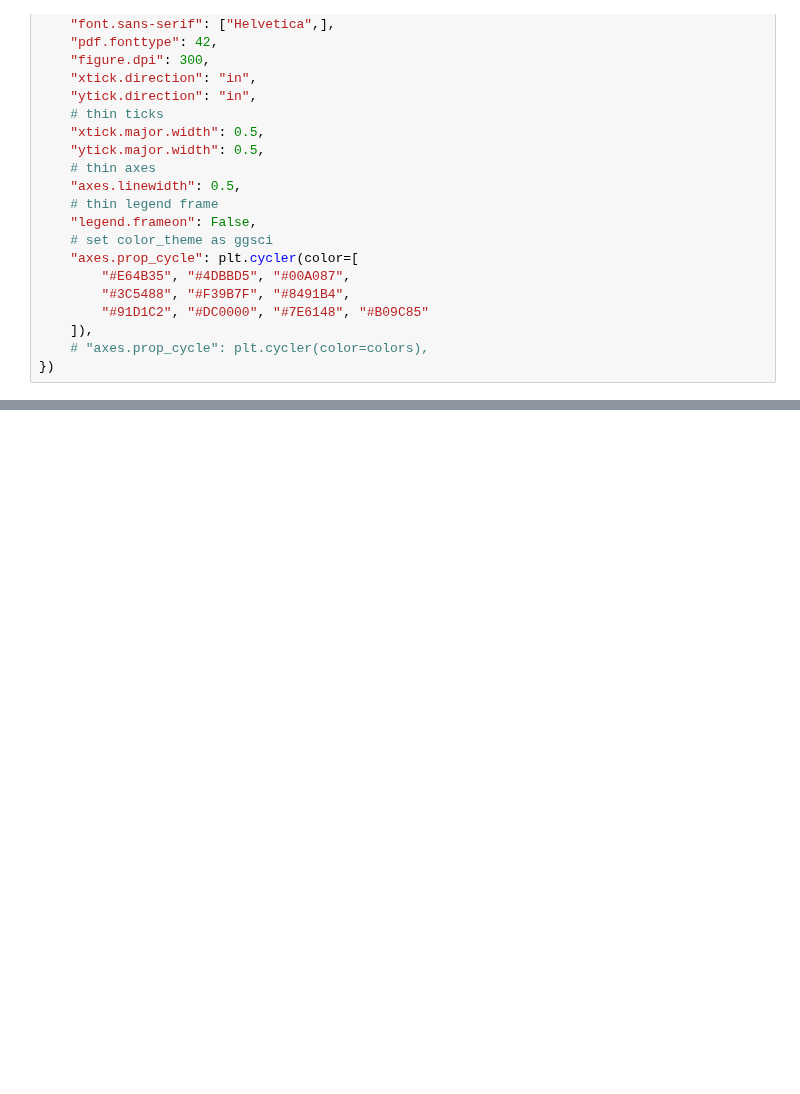
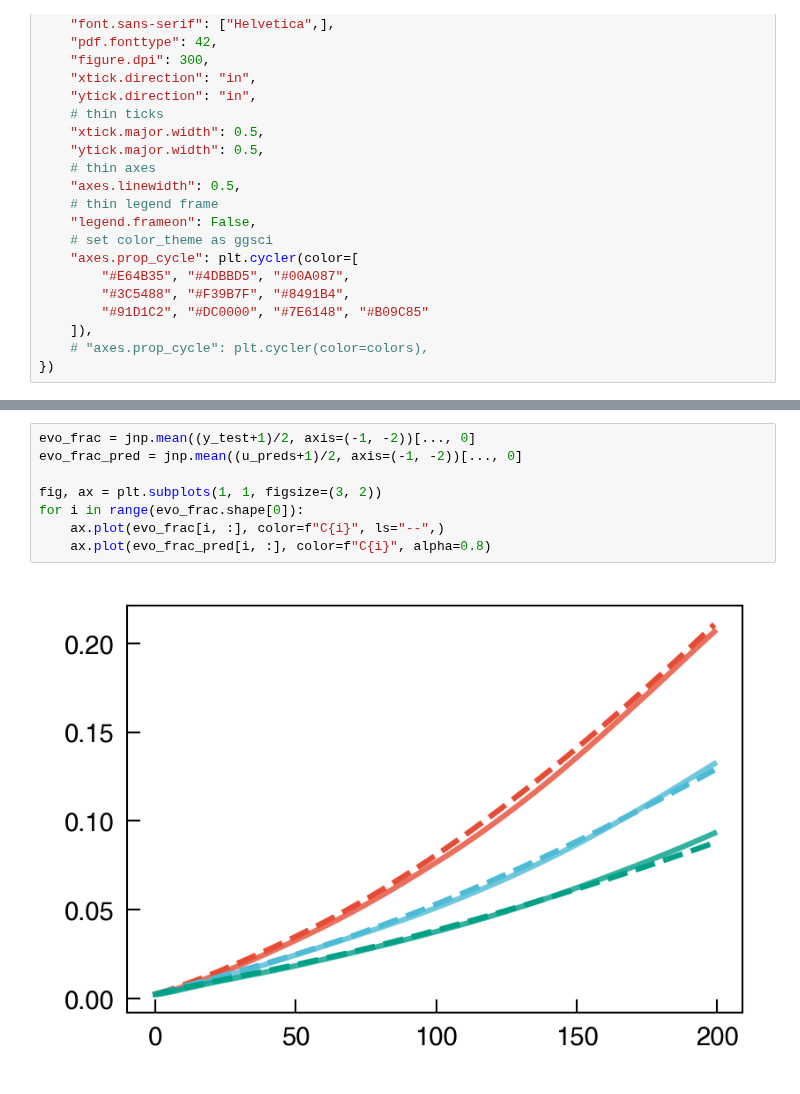
Before and after one commit to NanxiiChen/PF-PINO, a Jupyter notebook: solidification/eval.ipynb, the cells around one changed output, grey strips where cells are left out. Saved outputs shown, nothing was run; the diff lists cells and outputs as text; blank space fills up the shorter version.

```diff
--- a/solidification/eval.ipynb
+++ b/solidification/eval.ipynb
@@ -228,0 +223,10 @@ y_test[100].shape
+# %%
+evo_frac = jnp.mean((y_test+1)/2, axis=(-1, -2))[..., 0]
+evo_frac_pred = jnp.mean((u_preds+1)/2, axis=(-1, -2))[..., 0]
+
+fig, ax = plt.subplots(1, 1, figsize=(3, 2))
+for i in range(evo_frac.shape[0]):
+    ax.plot(evo_frac[i, :], color=f"C{i}", ls="--",)
+    ax.plot(evo_frac_pred[i, :], color=f"C{i}", alpha=0.8)
+# %% [output]
+[figure, added]
```
Also changed, not shown: parts of 10 cells of this notebook, 3 other files.
